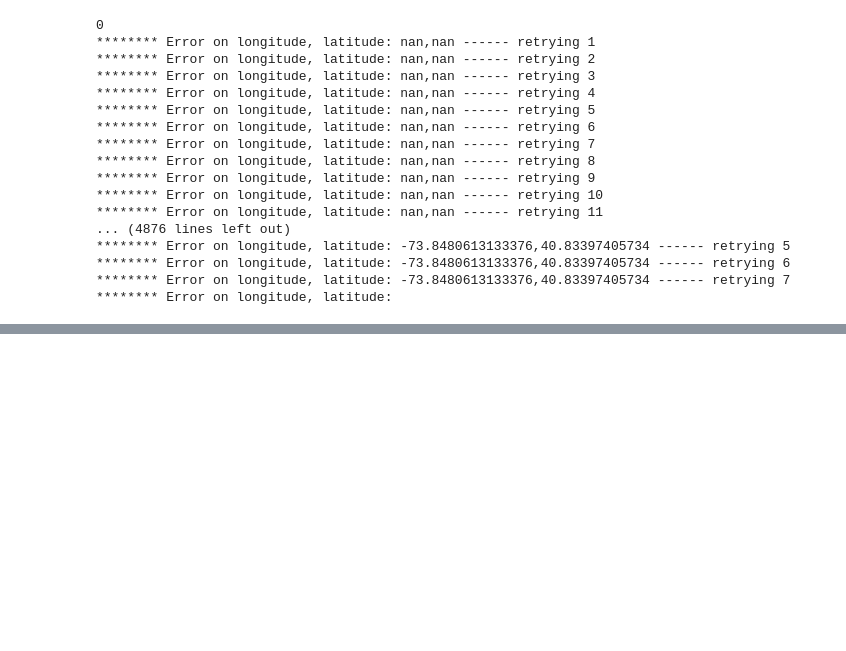
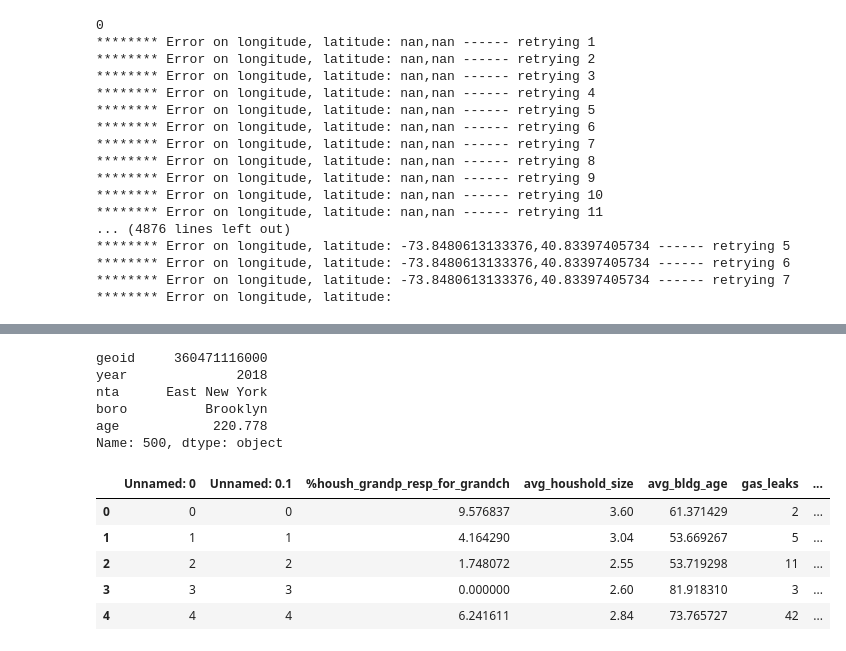
Before and after one commit to retemadpour/Gas-leak-project, a Jupyter notebook: dataProcessing/BuildingsAgeAnalysis.ipynb, the cells around one changed output, grey strips where cells are left out. Cells and saved outputs as stored; diff of their text form; code cells hidden in the pictures; blank space fills up the shorter version.

```diff
--- a/dataProcessing/BuildingsAgeAnalysis.ipynb
+++ b/dataProcessing/BuildingsAgeAnalysis.ipynb
@@ -427,0 +760,9 @@ Skipping line 290470: unexpected end of data
+# %%
+copy.iloc[500]
+# %% [output]
+geoid     360471116000
+year              2018
+nta      East New York
+boro          Brooklyn
+age            220.778
+Name: 500, dtype: object
@@ -427,0 +819,10 @@ Skipping line 290470: unexpected end of data
+# %%
+old = pd.read_csv(r'C:\Users\mskac\machineLearning\GasLeakConEd\data\processed\important_(used_in_app)\Merged_asc_fdny_data.csv')
+old.head()
+# %% [output]
+|  | Unnamed: 0 | Unnamed: 0.1 | %housh_grandp_resp_for_grandch | avg_houshold_size | avg_bldg_age | gas_leaks | ... |
+| 0 | 0 | 0 | 9.576837 | 3.60 | 61.371429 | 2 | ... |
+| 1 | 1 | 1 | 4.164290 | 3.04 | 53.669267 | 5 | ... |
+| 2 | 2 | 2 | 1.748072 | 2.55 | 53.719298 | 11 | ... |
+| 3 | 3 | 3 | 0.000000 | 2.60 | 81.918310 | 3 | ... |
+| 4 | 4 | 4 | 6.241611 | 2.84 | 73.765727 | 42 | ... |
```
Also changed, not shown: parts of 57 cells of this notebook, 18 other files.
